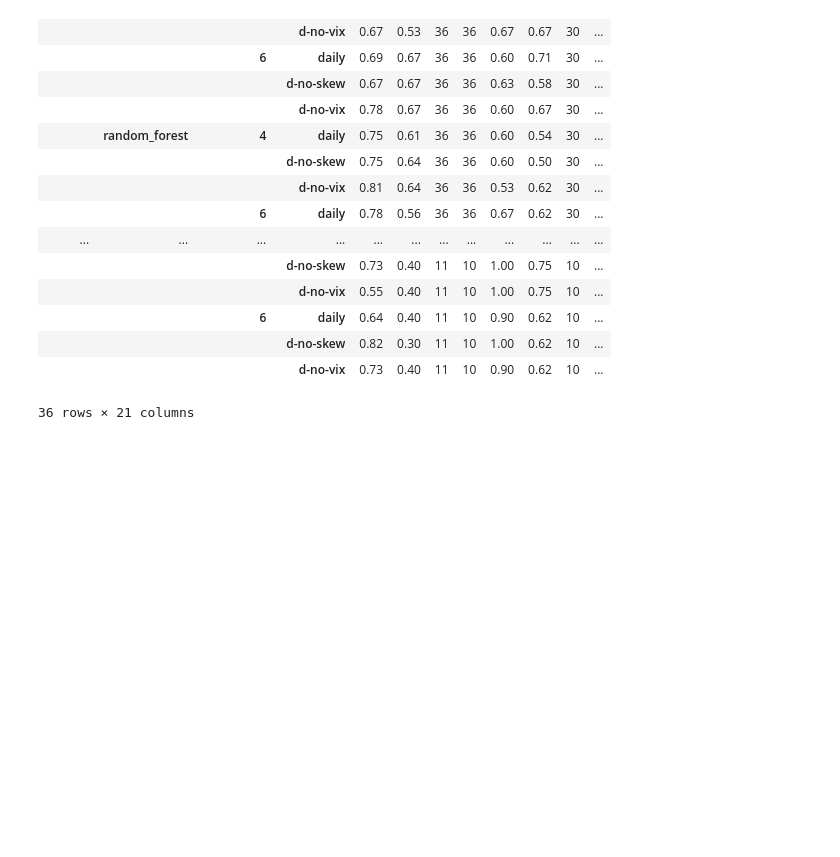
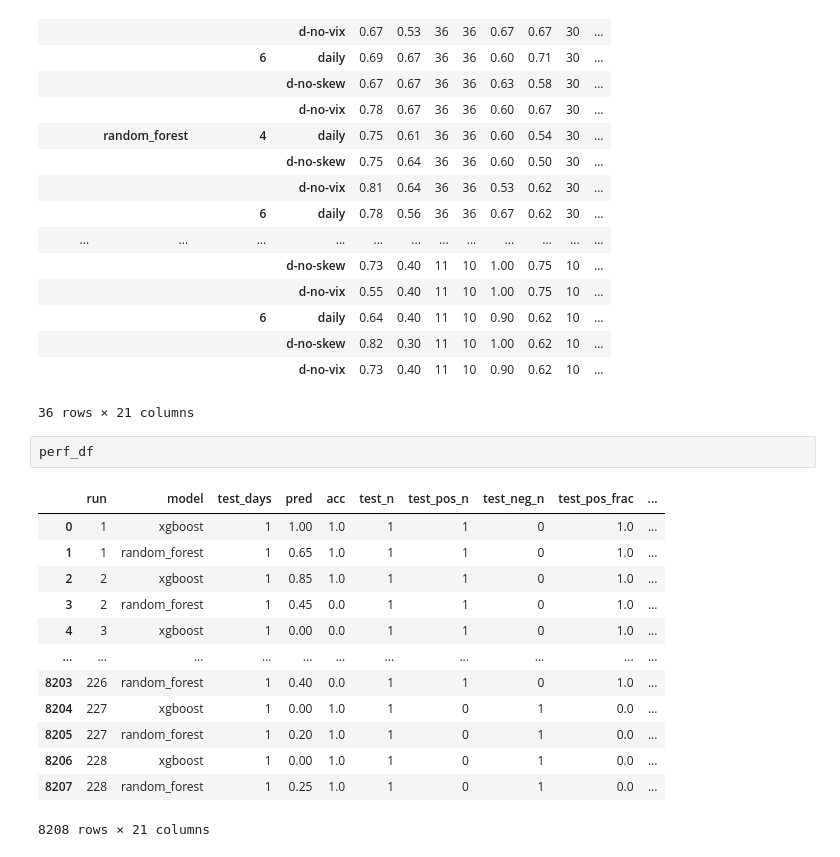
Before and after one commit to bchase17/Fracturion, a Jupyter notebook: Intraday_Model_Pipeline/performance_assessment.ipynb, the cells around one changed output. Drawn from its saved outputs; the diff is of its cells as text; blank space fills up the shorter version.

```diff
--- a/Intraday_Model_Pipeline/performance_assessment.ipynb
+++ b/Intraday_Model_Pipeline/performance_assessment.ipynb
@@ -273,3 +273,19 @@ all_flip.round(2)               # all horizons stacked with "horizon" index leve
 |  |  |  | d-no-skew | 0.82 | 0.30 | 11 | 10 | 1.00 | 0.62 | 10 | ... |
 |  |  |  | d-no-vix | 0.73 | 0.40 | 11 | 10 | 0.90 | 0.62 | 10 | ... |
 36 rows × 21 columns
+# %%
+perf_df
+# %% [output]
+|  | run | model | test_days | pred | acc | test_n | test_pos_n | test_neg_n | test_pos_frac | ... |
+| 0 | 1 | xgboost | 1 | 1.00 | 1.0 | 1 | 1 | 0 | 1.0 | ... |
+| 1 | 1 | random_forest | 1 | 0.65 | 1.0 | 1 | 1 | 0 | 1.0 | ... |
+| 2 | 2 | xgboost | 1 | 0.85 | 1.0 | 1 | 1 | 0 | 1.0 | ... |
+| 3 | 2 | random_forest | 1 | 0.45 | 0.0 | 1 | 1 | 0 | 1.0 | ... |
+| 4 | 3 | xgboost | 1 | 0.00 | 0.0 | 1 | 1 | 0 | 1.0 | ... |
+| ... | ... | ... | ... | ... | ... | ... | ... | ... | ... | ... |
+| 8203 | 226 | random_forest | 1 | 0.40 | 0.0 | 1 | 1 | 0 | 1.0 | ... |
+| 8204 | 227 | xgboost | 1 | 0.00 | 1.0 | 1 | 0 | 1 | 0.0 | ... |
+| 8205 | 227 | random_forest | 1 | 0.20 | 1.0 | 1 | 0 | 1 | 0.0 | ... |
+| 8206 | 228 | xgboost | 1 | 0.00 | 1.0 | 1 | 0 | 1 | 0.0 | ... |
+| 8207 | 228 | random_forest | 1 | 0.25 | 1.0 | 1 | 0 | 1 | 0.0 | ... |
+8208 rows × 21 columns
```
Also changed, not shown: parts of 4 cells of this notebook, 3 other files.
